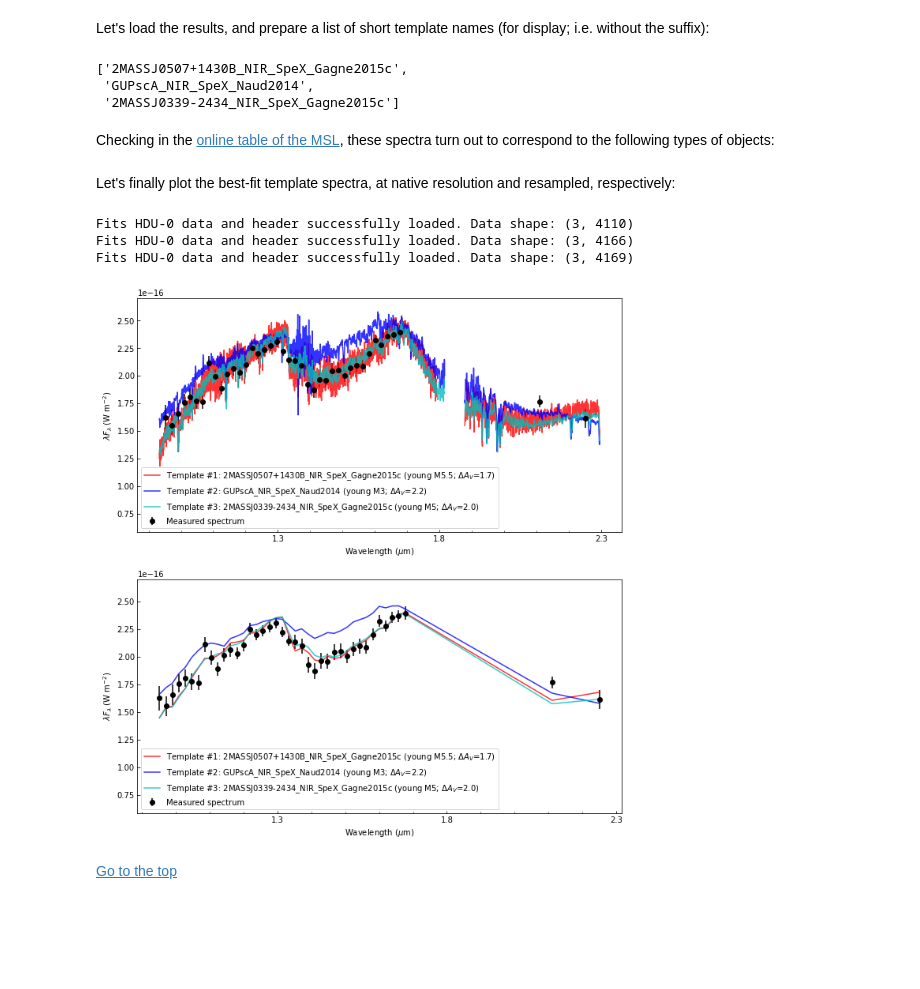
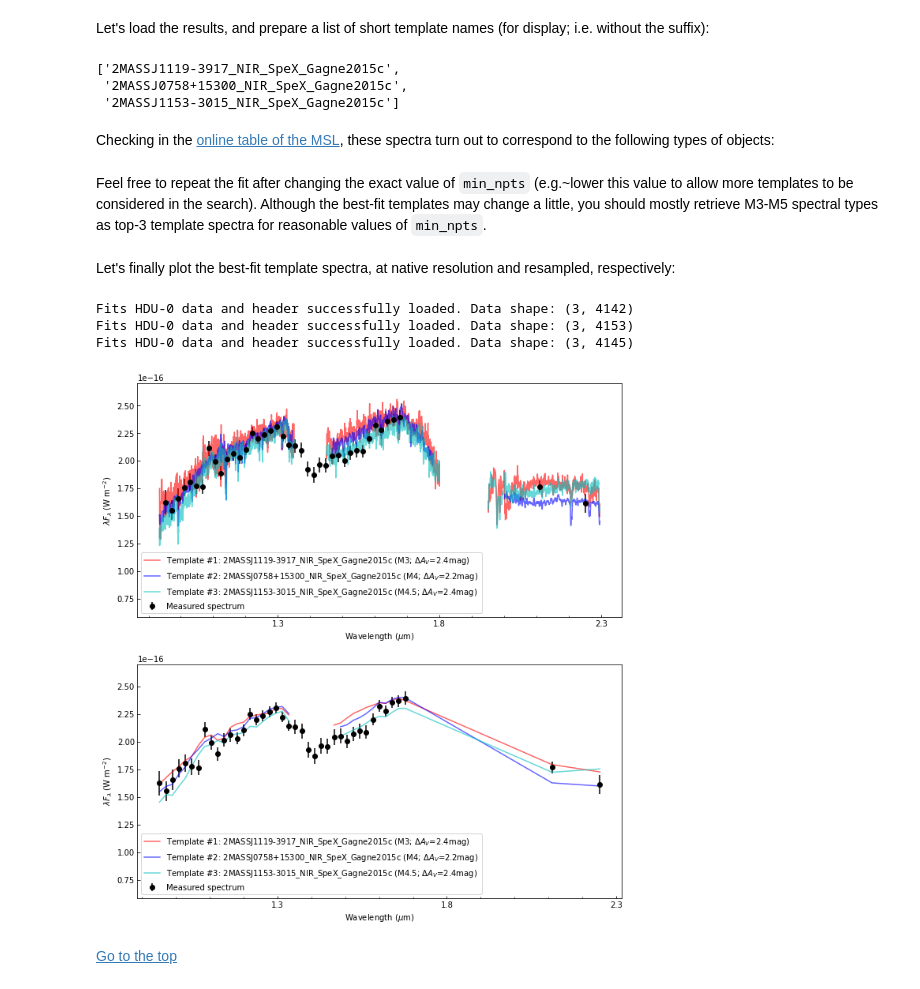
Before and after one commit to VChristiaens/special, a Jupyter notebook: docs/tutorials/walkthrough.ipynb, the cells around one changed output. Cells and saved outputs as stored; diff of their text form; code cells hidden in the pictures; blank space fills up the shorter version.

```diff
--- a/docs/tutorials/walkthrough.ipynb
+++ b/docs/tutorials/walkthrough.ipynb
@@ -1736,3 +1736,5 @@ remove_nan=True
+# %%
+min_npts = 34
 # %% [markdown]
 Now let's find the best-fit templates:
 # %%
@@ -1740,6 +1742,6 @@ from special.template_fit import best_fit_tmp
 
 final_res = best_fit_tmp(lbda_crop, spec_crop, spec_err_crop, dlbda_obs=dlbda_crop, n_best=n_best,
                          **tmp_params, **search_opt, **instru_params, force_continue=force_continue,
-                         remove_nan=remove_nan, verbosity=1)
+                         verbosity=1, nproc=1, min_npts=min_npts)
 # %% [output]
 ――――――――――――――――――――――――――――――――――――――――――――――――――――――――――――――――――――――――――――――――
@@ -1811,14 +1837,14 @@ I_R_A_FNAME= 'J2041-3506_ALLCOMB_merge' /
 # %% [markdown]
 Let's load the results, and prepare a list of short template names (for display; i.e. without the suffix):
 # %%
-final_tmpname, final_tmp, final_chi, final_params, _ = final_res
+final_tmpname, final_tmp, final_chi, final_params, final_ndof = final_res
 
 n_end = len(tmp_endswith)
 short_tmpname = [final_tmpname[i][:-n_end] for i in range(len(final_tmpname))]
 short_tmpname
 # %% [output]
-['2MASSJ0507+1430B_NIR_SpeX_Gagne2015c',
- 'GUPscA_NIR_SpeX_Naud2014',
- '2MASSJ0339-2434_NIR_SpeX_Gagne2015c']
+['2MASSJ1119-3917_NIR_SpeX_Gagne2015c',
+ '2MASSJ0758+15300_NIR_SpeX_Gagne2015c',
+ '2MASSJ1153-3015_NIR_SpeX_Gagne2015c']
 # %% [markdown]
 Checking in the [online table of the MSL](https://docs.google.com/spreadsheets/d/1136rRdcjHZJoe00mt4kPeWU8ZNORcPe-w4cipkDKGRc/edit#gid=0), these spectra turn out to correspond to the following types of objects:
@@ -1827,3 +1851,7 @@ labels_tmp = ["young M5.5", "young M3", "young M5"]
+# %%
+labels_tmp = ["M3", "M4", "M4.5"]
+# %% [markdown]
+Feel free to repeat the fit after changing the exact value of `min_npts` (e.g.~lower this value to allow more templates to be considered in the search). Although the best-fit templates may change a little, you should mostly retrieve M3-M5 spectral types as top-3 template spectra for reasonable values of `min_npts`.
 # %% [markdown]
 Let's finally plot the best-fit template spectra, at native resolution and resampled, respectively:
 # %%
@@ -1873,16 +1901,6 @@ for ll in range(n_best):
     dlbda_tmp = np.mean(lbda_tmp_crop[1:]-lbda_tmp_crop[:-1])
 
     ## Convolving + resampling template spectrum
-    ### only consider non-zero and non-nan values
-    cond1 = np.where(np.isfinite(flux_tmp))[0]
-    cond2 = np.where(np.isfinite(flux_tmp_err))[0]
-    cond3 = np.where(flux_tmp>0)[0]
-    all_conds = np.sort(np.unique(np.concatenate((cond1,cond2,cond3))))
-    ngood_ch = len(all_conds)
-    good_ch = (all_conds,)
-    lbda_tmp = lbda_tmp[good_ch]
-    flux_tmp = flux_tmp[good_ch]
-    flux_tmp_err = flux_tmp_err[good_ch]
     tmp_res = resample_model(lbda_crop, lbda_tmp, flux_tmp,
                              dlbda_obs=dlbda_crop,
                              instru_fwhm=instru_fwhm_crop,
@@ -1893,7 +1911,7 @@ for ll in range(n_best):
     ## formatting labels
     lab_str_list = [labels_tmp[ll]]
     if AV_range is not None:
-        lab_str = r'$\Delta A_V$={0:.{1}f}{2}'.format(final_params[1][ll],ndig[1],units[1])
+        lab_str = r'$\Delta A_V$={0:.{1}f}{2}'.format(final_params[1][ll],1,'mag')
         lab_str_list.append(lab_str)
     sep = '; '
     if n_best>1:
@@ -1905,38 +1923,38 @@ for ll in range(n_best):
 
     ## plotting
     ax1.plot(lbda_tmp_crop, lbda_tmp_crop*flux_tmp_crop, cols[ll+1],
-             alpha=0.8, label=label)
+             alpha=0.6, label=label)
     ax2.plot(lbda_tmp_res, lbda_tmp_res*flux_tmp_res, cols[ll+1],
-             alpha=0.8, label=label)
+             alpha=0.6, label=label)
 
     ## ticks
     min_tick = lbda_crop[0]-dlbda_crop[0]/2-((lbda_crop[0]-dlbda_crop[0]/2)%0.2)
     max_tick = lbda_crop[-1]+dlbda_crop[-1]/2+(0.2-((lbda_crop[-1]+dlbda_crop[-1]/2)%0.2))
     major_ticks1 = np.arange(min_tick,max_tick,maj_tick_sp)
     minor_ticks1 = np.arange(min_tick,max_tick,min_tick_sp)
 
     ax1.set_xticks(major_ticks1)
     ax1.set_xticks(minor_ticks1, minor = True)
     ax1.tick_params(which = 'both', direction = 'in')
     ax2.set_xticks(major_ticks1)
     ax2.set_xticks(minor_ticks1, minor = True)
     ax2.tick_params(which = 'both', direction = 'in')
 
 # Plot measured spectrum
 ax1.errorbar(lbda_crop, lbda_crop*spec_crop,
              lbda_crop*spec_err_crop, fmt=cols[0]+'o',
              label='Measured spectrum')
 ax1.legend(loc='best')
 ax2.errorbar(lbda_crop, lbda_crop*spec_crop,
              lbda_crop*spec_err_crop, fmt=cols[0]+'o',
              label='Measured spectrum')
 ax2.legend(loc='best')
 
 plt.show()
 # %% [output]
-Fits HDU-0 data and header successfully loaded. Data shape: (3, 4110)
-Fits HDU-0 data and header successfully loaded. Data shape: (3, 4166)
-Fits HDU-0 data and header successfully loaded. Data shape: (3, 4169)
+Fits HDU-0 data and header successfully loaded. Data shape: (3, 4142)
+Fits HDU-0 data and header successfully loaded. Data shape: (3, 4153)
+Fits HDU-0 data and header successfully loaded. Data shape: (3, 4145)
-[figure, old version]
+[figure, new version]
 # %% [markdown]
 [Go to the top](#Table-of-contents)
```
Also changed, not shown: parts of 53 cells of this notebook.
